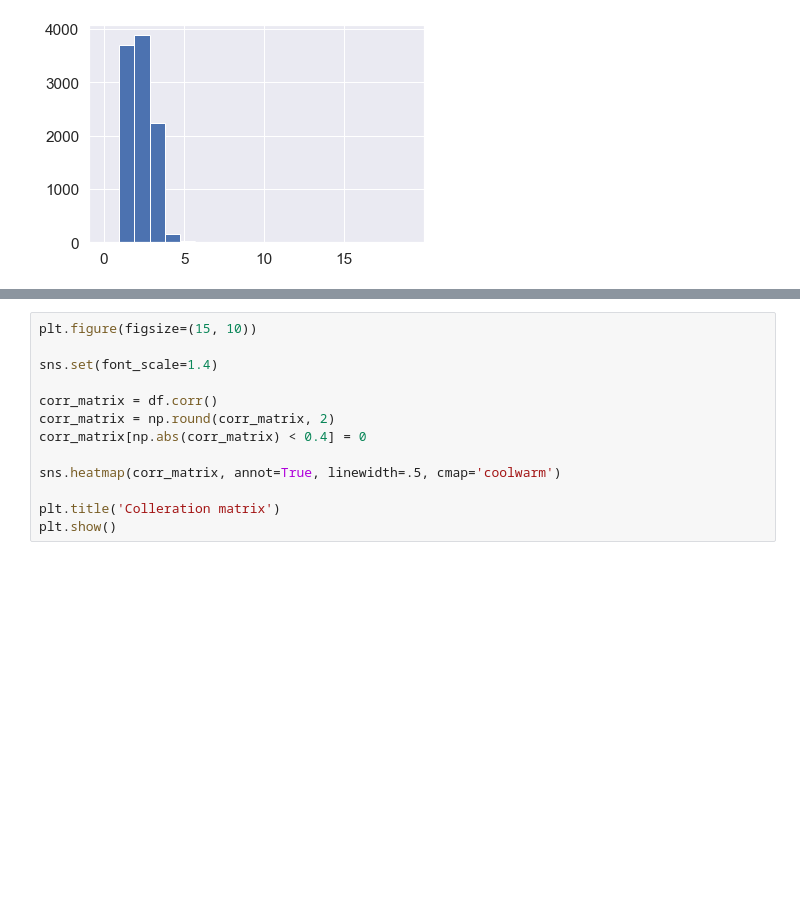
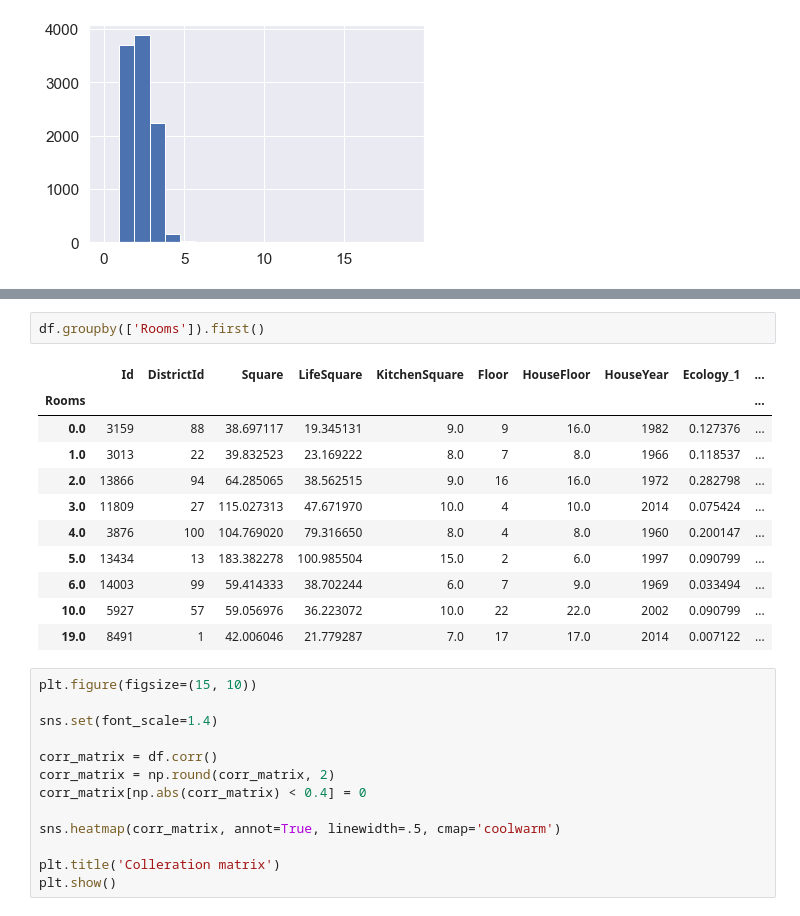
Before and after one commit to adurzin/data-science, a Jupyter notebook: course-Copy2.ipynb, the cells around one changed output, grey strips where cells are left out. Saved outputs shown, nothing was run; the diff lists cells and outputs as text; blank space fills up the shorter version.

```diff
--- a/course-Copy2.ipynb
+++ b/course-Copy2.ipynb
@@ -147,3 +130,17 @@ plt.show()
+# %%
+df.groupby(['Rooms']).first()
+# %% [output]
+|  | Id | DistrictId | Square | LifeSquare | KitchenSquare | Floor | HouseFloor | HouseYear | Ecology_1 | ... |
+| Rooms |  |  |  |  |  |  |  |  |  | ... |
+| 0.0 | 3159 | 88 | 38.697117 | 19.345131 | 9.0 | 9 | 16.0 | 1982 | 0.127376 | ... |
+| 1.0 | 3013 | 22 | 39.832523 | 23.169222 | 8.0 | 7 | 8.0 | 1966 | 0.118537 | ... |
+| 2.0 | 13866 | 94 | 64.285065 | 38.562515 | 9.0 | 16 | 16.0 | 1972 | 0.282798 | ... |
+| 3.0 | 11809 | 27 | 115.027313 | 47.671970 | 10.0 | 4 | 10.0 | 2014 | 0.075424 | ... |
+| 4.0 | 3876 | 100 | 104.769020 | 79.316650 | 8.0 | 4 | 8.0 | 1960 | 0.200147 | ... |
+| 5.0 | 13434 | 13 | 183.382278 | 100.985504 | 15.0 | 2 | 6.0 | 1997 | 0.090799 | ... |
+| 6.0 | 14003 | 99 | 59.414333 | 38.702244 | 6.0 | 7 | 9.0 | 1969 | 0.033494 | ... |
+| 10.0 | 5927 | 57 | 59.056976 | 36.223072 | 10.0 | 22 | 22.0 | 2002 | 0.090799 | ... |
+| 19.0 | 8491 | 1 | 42.006046 | 21.779287 | 7.0 | 17 | 17.0 | 2014 | 0.007122 | ... |
 # %%
 plt.figure(figsize=(15, 10))
 
```
Also changed, not shown: parts of 55 cells of this notebook, 2 other files.
